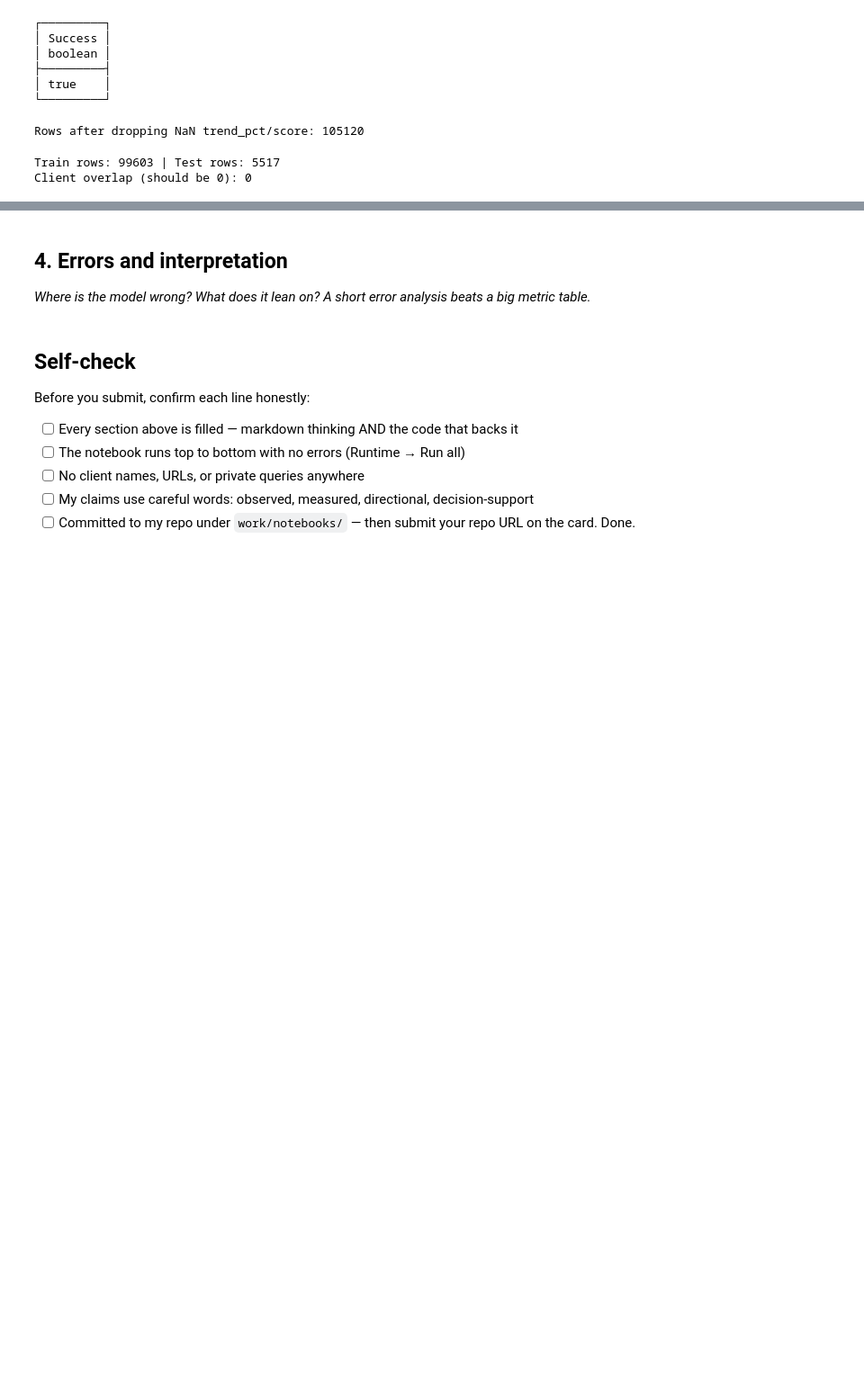
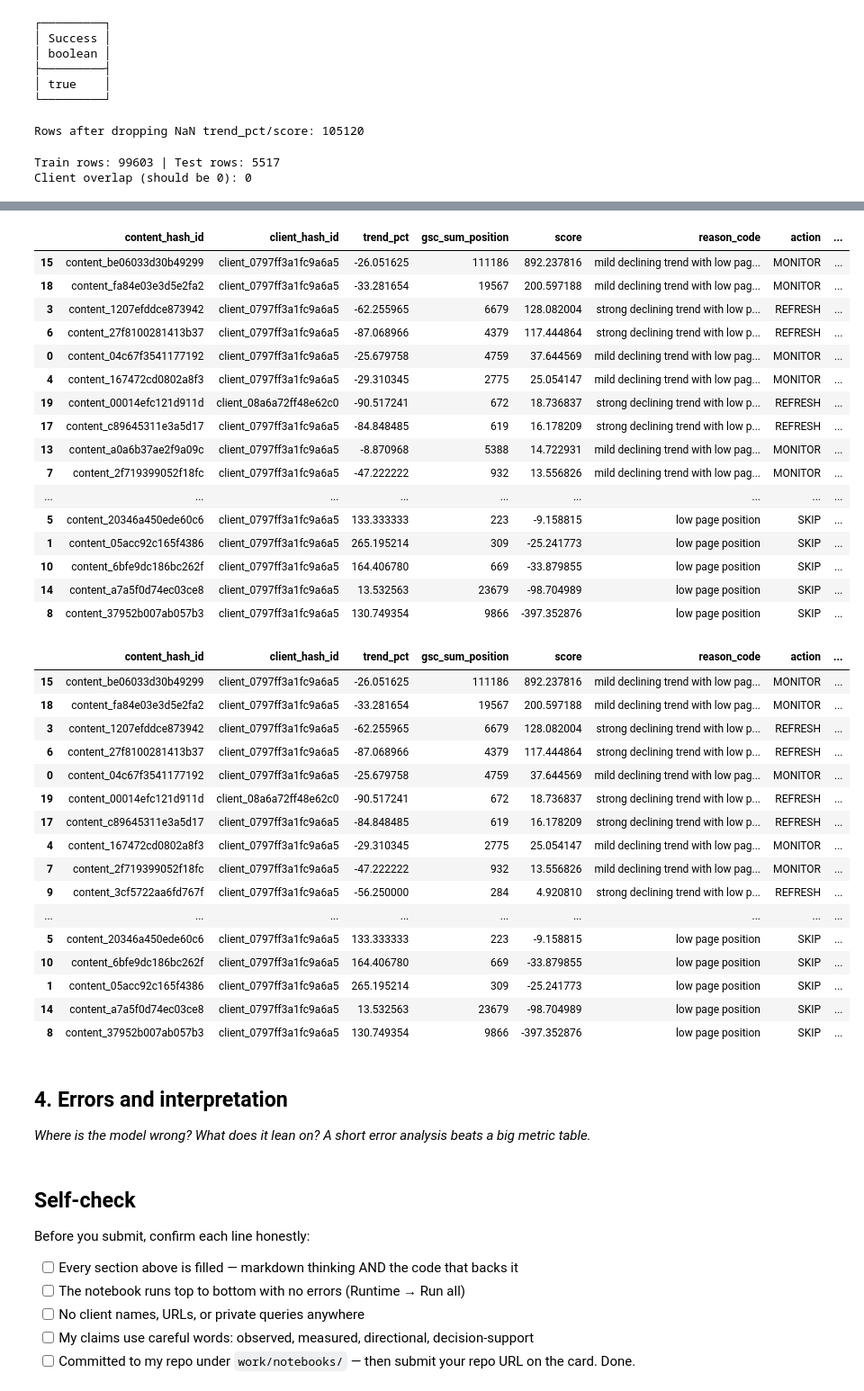
Before and after one commit to ammar-aa/Fly_rank_internship_repo, a Jupyter notebook: work/notebooks/w05_model.ipynb, the cells around one changed output, grey strips where cells are left out. Shown at 90% size. Saved outputs shown, nothing was run; the diff lists cells and outputs as text; code cells hidden in the pictures; blank space fills up the shorter version.

```diff
--- a/work/notebooks/w05_model.ipynb
+++ b/work/notebooks/w05_model.ipynb
@@ -249,19 +230 @@ Test pair accuracy: 0.9640285371382851
 Learned weights [trend_pct, gsc_sum_position, interaction]: [ -0.73185832  -0.36648833 -51.73579221]
-# %%
-feats_raw = df[['trend_pct', 'gsc_sum_position']].values
-interaction_raw = df['trend_pct'].values * df['gsc_sum_position'].values
-feats_all = np.column_stack([feats_raw[:,0], feats_raw[:,1], interaction_raw])
-
-feats_scaled = scaler.transform(feats_all)
-
-w_int = model.coef_[0]
-df['model_score_interaction'] = feats_scaled @ w_int
-
-corr_int, pval_int = spearmanr(df['score'], df['model_score_interaction'])
-print("Spearman correlation (baseline vs 3-feature model):", corr_int)
-
-for k in [20, 50, 100, 500, 1000]:
-    top_baseline = set(df.nlargest(k, 'score')['content_hash_id'])
-    top_model_int = set(df.nlargest(k, 'model_score_interaction')['content_hash_id'])
-    overlap = len(top_baseline & top_model_int) / k
-    print(f"Top-{k} overlap: {overlap:.2%}")
@@ -274,0 +231,6 @@ Top-1000 overlap: 49.00%
+# %%
+pos_capped_full = np.clip(df['gsc_sum_position'].values, a_min=None, a_max=cap_value)
+interaction_full = df['trend_pct'].values * pos_capped_full
+feats_all = np.column_stack([df['trend_pct'].values, pos_capped_full, interaction_full])
+feats_scaled = scaler.transform(feats_all)
+df['model_score'] = feats_scaled @ model.coef_[0]
@@ -275,3 +269,40 @@ Top-1000 overlap: 49.00%
+# %%
+display(df.head(20).sort_values('score', ascending=False),df.head(20).sort_values('model_score', ascending=False))
+# %% [output]
+|  | content_hash_id | client_hash_id | trend_pct | gsc_sum_position | score | reason_code | action | ... |
+| 15 | content_be06033d30b49299 | client_0797ff3a1fc9a6a5 | -26.051625 | 111186 | 892.237816 | mild declining trend with low pag... | MONITOR | ... |
+| 18 | content_fa84e03e3d5e2fa2 | client_0797ff3a1fc9a6a5 | -33.281654 | 19567 | 200.597188 | mild declining trend with low pag... | MONITOR | ... |
+| 3 | content_1207efddce873942 | client_0797ff3a1fc9a6a5 | -62.255965 | 6679 | 128.082004 | strong declining trend with low p... | REFRESH | ... |
+| 6 | content_27f8100281413b37 | client_0797ff3a1fc9a6a5 | -87.068966 | 4379 | 117.444864 | strong declining trend with low p... | REFRESH | ... |
+| 0 | content_04c67f3541177192 | client_0797ff3a1fc9a6a5 | -25.679758 | 4759 | 37.644569 | mild declining trend with low pag... | MONITOR | ... |
+| 4 | content_167472cd0802a8f3 | client_0797ff3a1fc9a6a5 | -29.310345 | 2775 | 25.054147 | mild declining trend with low pag... | MONITOR | ... |
+| 19 | content_00014efc121d911d | client_08a6a72ff48e62c0 | -90.517241 | 672 | 18.736837 | strong declining trend with low p... | REFRESH | ... |
+| 17 | content_c89645311e3a5d17 | client_0797ff3a1fc9a6a5 | -84.848485 | 619 | 16.178209 | strong declining trend with low p... | REFRESH | ... |
+| 13 | content_a0a6b37ae2f9a09c | client_0797ff3a1fc9a6a5 | -8.870968 | 5388 | 14.722931 | mild declining trend with low pag... | MONITOR | ... |
+| 7 | content_2f719399052f18fc | client_0797ff3a1fc9a6a5 | -47.222222 | 932 | 13.556826 | mild declining trend with low pag... | MONITOR | ... |
+| ... | ... | ... | ... | ... | ... | ... | ... | ... |
+| 5 | content_20346a450ede60c6 | client_0797ff3a1fc9a6a5 | 133.333333 | 223 | -9.158815 | low page position | SKIP | ... |
+| 1 | content_05acc92c165f4386 | client_0797ff3a1fc9a6a5 | 265.195214 | 309 | -25.241773 | low page position | SKIP | ... |
+| 10 | content_6bfe9dc186bc262f | client_0797ff3a1fc9a6a5 | 164.406780 | 669 | -33.879855 | low page position | SKIP | ... |
+| 14 | content_a7a5f0d74ec03ce8 | client_0797ff3a1fc9a6a5 | 13.532563 | 23679 | -98.704989 | low page position | SKIP | ... |
+| 8 | content_37952b007ab057b3 | client_0797ff3a1fc9a6a5 | 130.749354 | 9866 | -397.352876 | low page position | SKIP | ... |
+|  | content_hash_id | client_hash_id | trend_pct | gsc_sum_position | score | reason_code | action | ... |
+| 15 | content_be06033d30b49299 | client_0797ff3a1fc9a6a5 | -26.051625 | 111186 | 892.237816 | mild declining trend with low pag... | MONITOR | ... |
+| 18 | content_fa84e03e3d5e2fa2 | client_0797ff3a1fc9a6a5 | -33.281654 | 19567 | 200.597188 | mild declining trend with low pag... | MONITOR | ... |
+| 3 | content_1207efddce873942 | client_0797ff3a1fc9a6a5 | -62.255965 | 6679 | 128.082004 | strong declining trend with low p... | REFRESH | ... |
+| 6 | content_27f8100281413b37 | client_0797ff3a1fc9a6a5 | -87.068966 | 4379 | 117.444864 | strong declining trend with low p... | REFRESH | ... |
+| 0 | content_04c67f3541177192 | client_0797ff3a1fc9a6a5 | -25.679758 | 4759 | 37.644569 | mild declining trend with low pag... | MONITOR | ... |
+| 19 | content_00014efc121d911d | client_08a6a72ff48e62c0 | -90.517241 | 672 | 18.736837 | strong declining trend with low p... | REFRESH | ... |
+| 17 | content_c89645311e3a5d17 | client_0797ff3a1fc9a6a5 | -84.848485 | 619 | 16.178209 | strong declining trend with low p... | REFRESH | ... |
+| 4 | content_167472cd0802a8f3 | client_0797ff3a1fc9a6a5 | -29.310345 | 2775 | 25.054147 | mild declining trend with low pag... | MONITOR | ... |
+| 7 | content_2f719399052f18fc | client_0797ff3a1fc9a6a5 | -47.222222 | 932 | 13.556826 | mild declining trend with low pag... | MONITOR | ... |
+| 9 | content_3cf5722aa6fd767f | client_0797ff3a1fc9a6a5 | -56.250000 | 284 | 4.920810 | strong declining trend with low p... | REFRESH | ... |
+| ... | ... | ... | ... | ... | ... | ... | ... | ... |
+| 5 | content_20346a450ede60c6 | client_0797ff3a1fc9a6a5 | 133.333333 | 223 | -9.158815 | low page position | SKIP | ... |
+| 10 | content_6bfe9dc186bc262f | client_0797ff3a1fc9a6a5 | 164.406780 | 669 | -33.879855 | low page position | SKIP | ... |
+| 1 | content_05acc92c165f4386 | client_0797ff3a1fc9a6a5 | 265.195214 | 309 | -25.241773 | low page position | SKIP | ... |
+| 14 | content_a7a5f0d74ec03ce8 | client_0797ff3a1fc9a6a5 | 13.532563 | 23679 | -98.704989 | low page position | SKIP | ... |
+| 8 | content_37952b007ab057b3 | client_0797ff3a1fc9a6a5 | 130.749354 | 9866 | -397.352876 | low page position | SKIP | ... |
 # %% [markdown]
 ## 4. Errors and interpretation
 
```
Also changed, not shown: parts of 9 cells of this notebook.
